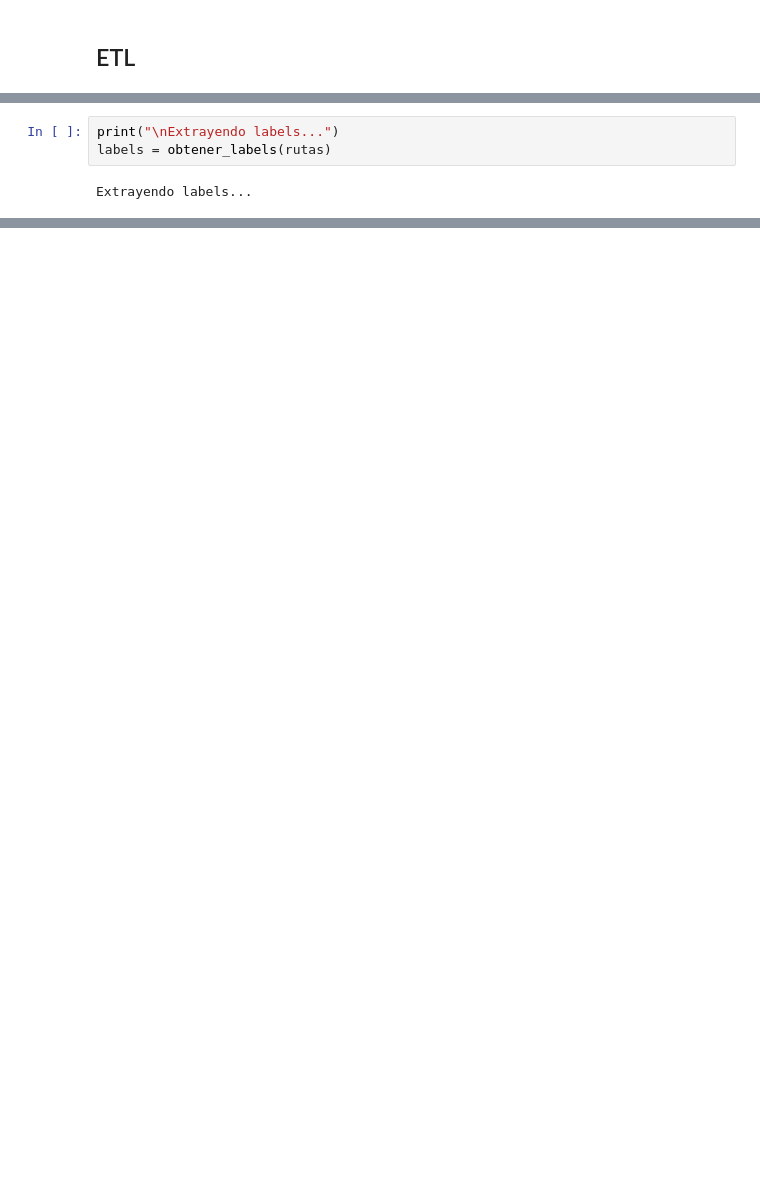
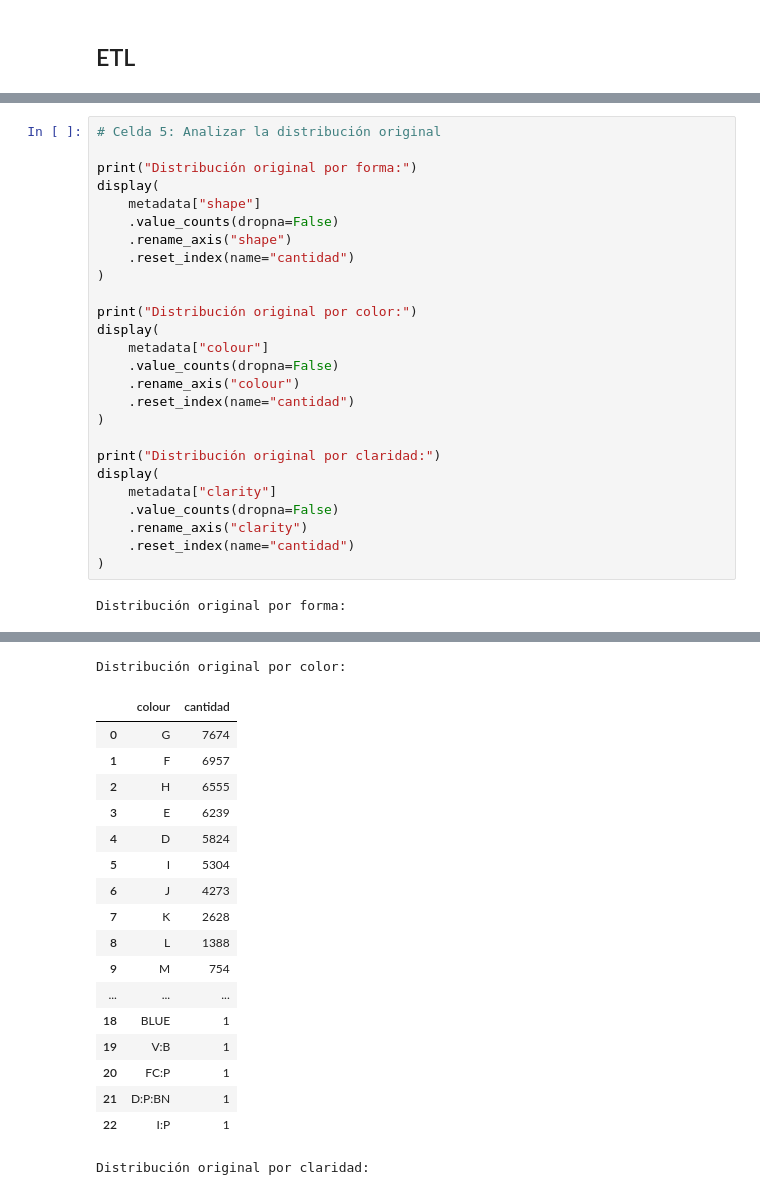
Before and after one commit to jeankrabbat/Proyecto_Diamantes_CPD, a Jupyter notebook: notebooks/01_ETL.ipynb, the cells around one changed output, grey strips where cells are left out. Cells and saved outputs as stored; diff of their text form; blank space fills up the shorter version.

```diff
--- a/notebooks/01_ETL.ipynb
+++ b/notebooks/01_ETL.ipynb
@@ -26,5 +111,28 @@ Se encontraron 48765 imágenes
 # %%
-print("\nExtrayendo labels...")
-labels = obtener_labels(rutas)
+# Celda 5: Analizar la distribución original
+
+print("Distribución original por forma:")
+display(
+    metadata["shape"]
+    .value_counts(dropna=False)
+    .rename_axis("shape")
+    .reset_index(name="cantidad")
+)
+
+print("Distribución original por color:")
+display(
+    metadata["colour"]
+    .value_counts(dropna=False)
+    .rename_axis("colour")
+    .reset_index(name="cantidad")
+)
+
+print("Distribución original por claridad:")
+display(
+    metadata["clarity"]
+    .value_counts(dropna=False)
+    .rename_axis("clarity")
+    .reset_index(name="cantidad")
+)
 # %% [output]
-Extrayendo labels...
+Distribución original por forma:
@@ -30,0 +148,19 @@ Extrayendo labels...
+Distribución original por color:
+|  | colour | cantidad |
+| 0 | G | 7674 |
+| 1 | F | 6957 |
+| 2 | H | 6555 |
+| 3 | E | 6239 |
+| 4 | D | 5824 |
+| 5 | I | 5304 |
+| 6 | J | 4273 |
+| 7 | K | 2628 |
+| 8 | L | 1388 |
+| 9 | M | 754 |
+| ... | ... | ... |
+| 18 | BLUE | 1 |
+| 19 | V:B | 1 |
+| 20 | FC:P | 1 |
+| 21 | D:P:BN | 1 |
+| 22 | I:P | 1 |
+Distribución original por claridad:
```
Also changed, not shown: parts of 14 cells of this notebook, 5 other files.
